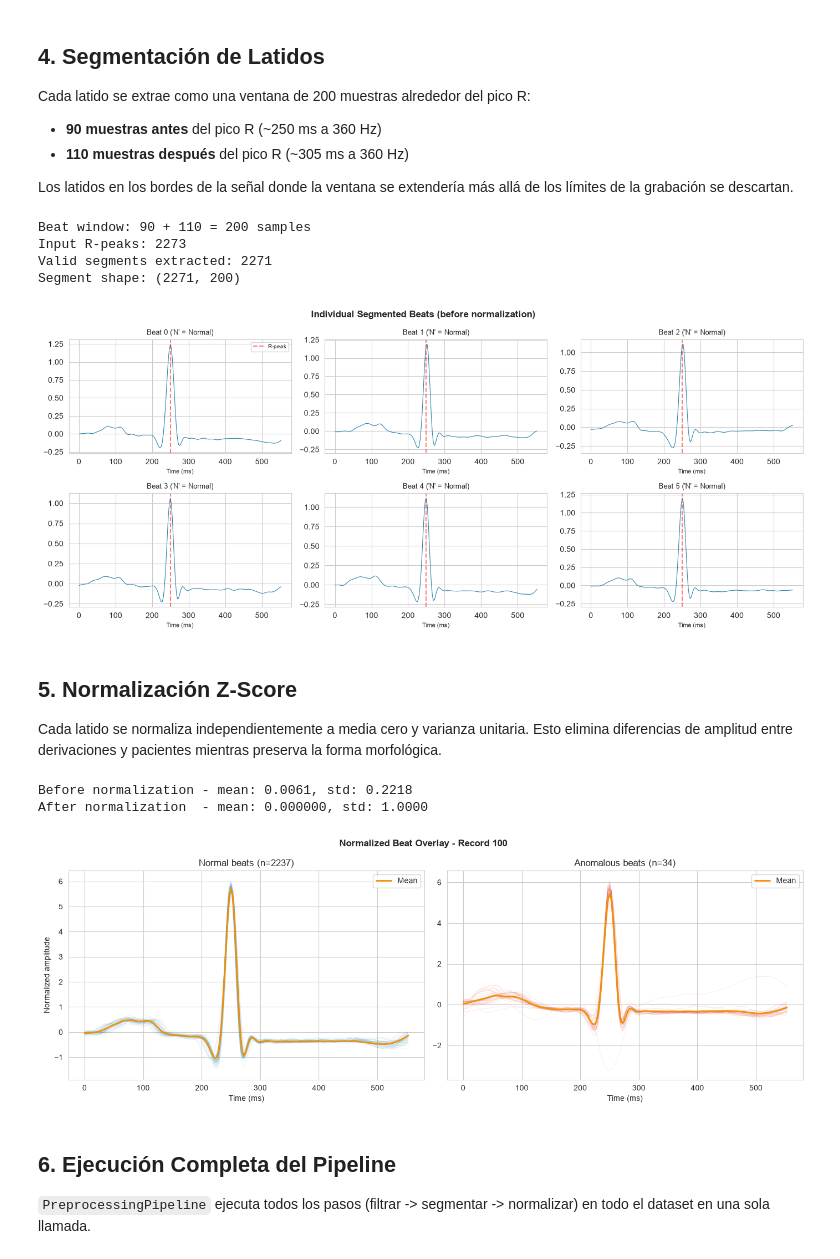
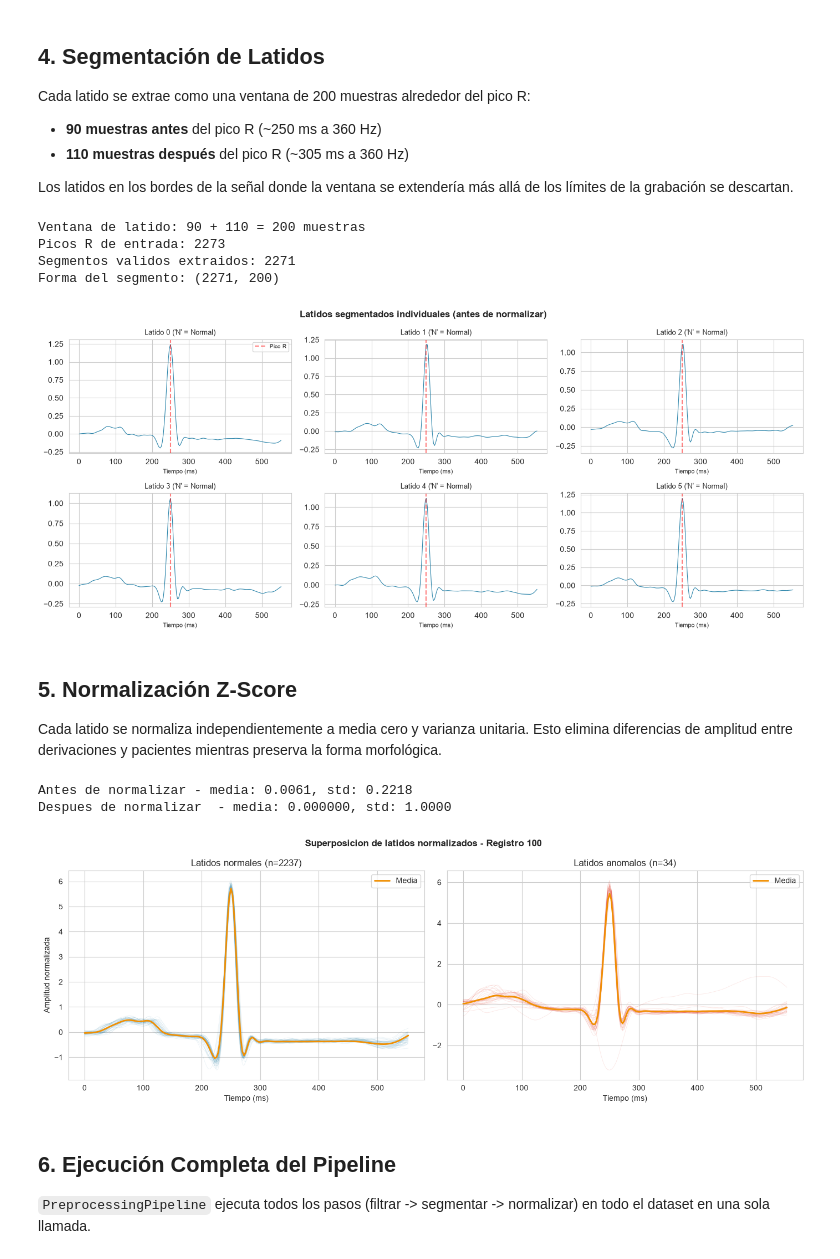
Before and after one commit to JDGarcia25/tfp-cardio-tesis, a Jupyter notebook: notebooks/02_preprocessing.ipynb, the cells around one changed output. Drawn from its saved outputs; the diff is of its cells as text; code cells hidden in the pictures.

```diff
--- a/notebooks/02_preprocessing.ipynb
+++ b/notebooks/02_preprocessing.ipynb
@@ -69,16 +69,16 @@ plot_raw_vs_filtered(
 # Frequency domain comparison
 fig, axes = plt.subplots(1, 2, figsize=(14, 4))
 
-for ax, sig, title in [(axes[0], raw_signal, "Raw"), (axes[1], filtered_signal, "Filtered")]:
+for ax, sig, title in [(axes[0], raw_signal, "Cruda"), (axes[1], filtered_signal, "Filtrada")]:
     fft_vals = np.abs(np.fft.rfft(sig[:config.sampling_rate * 10]))
     freqs = np.fft.rfftfreq(config.sampling_rate * 10, d=1.0/config.sampling_rate)
     ax.plot(freqs, fft_vals, linewidth=0.5)
     ax.set_xlim(0, 80)
-    ax.set_xlabel("Frequency (Hz)")
-    ax.set_ylabel("Magnitude")
-    ax.set_title(f"{title} - Frequency Spectrum")
-    ax.axvline(config.filter_lowcut, color="r", linestyle="--", alpha=0.5, label=f"Lowcut={config.filter_lowcut}Hz")
-    ax.axvline(config.filter_highcut, color="r", linestyle="--", alpha=0.5, label=f"Highcut={config.filter_highcut}Hz")
+    ax.set_xlabel("Frecuencia (Hz)")
+    ax.set_ylabel("Magnitud")
+    ax.set_title(f"{title} - Espectro de frecuencia")
+    ax.axvline(config.filter_lowcut, color="r", linestyle="--", alpha=0.5, label=f"Corte bajo={config.filter_lowcut}Hz")
+    ax.axvline(config.filter_highcut, color="r", linestyle="--", alpha=0.5, label=f"Corte alto={config.filter_highcut}Hz")
     ax.legend(fontsize=8)
 
 plt.tight_layout()
@@ -137,15 +142,15 @@ segments, valid_idx = segment_beats(
     after=config.after_r_samples,
 )
 
-print(f"Beat window: {config.before_r_samples} + {config.after_r_samples} = {config.beat_length} samples")
-print(f"Input R-peaks: {len(record.r_peak_positions)}")
-print(f"Valid segments extracted: {segments.shape[0]}")
-print(f"Segment shape: {segments.shape}")
+print(f"Ventana de latido: {config.before_r_samples} + {config.after_r_samples} = {config.beat_length} muestras")
+print(f"Picos R de entrada: {len(record.r_peak_positions)}")
+print(f"Segmentos validos extraidos: {segments.shape[0]}")
+print(f"Forma del segmento: {segments.shape}")
 # %% [output]
-Beat window: 90 + 110 = 200 samples
-Input R-peaks: 2273
-Valid segments extracted: 2271
-Segment shape: (2271, 200)
+Ventana de latido: 90 + 110 = 200 muestras
+Picos R de entrada: 2273
+Segmentos validos extraidos: 2271
+Forma del segmento: (2271, 200)
 # %%
 # Show individual segmented beats (before normalization)
 fig, axes = plt.subplots(2, 3, figsize=(14, 6))
@@ -154,19 +159,19 @@ t_ms = np.arange(config.beat_length) / config.sampling_rate * 1000
 for i, ax in enumerate(axes.flat):
     ax.plot(t_ms, segments[i], color="#2E86AB", linewidth=0.8)
     ax.axvline(config.before_r_samples / config.sampling_rate * 1000, color="red",
-               linestyle="--", alpha=0.5, label="R-peak")
+               linestyle="--", alpha=0.5, label="Pico R")
     label = record.binary_labels[valid_idx[i]]
     symbol = record.symbols[valid_idx[i]]
-    status = "Normal" if label == 0 else "Anomalous"
-    ax.set_title(f"Beat {i} ('{symbol}' = {status})", fontsize=9)
-    ax.set_xlabel("Time (ms)", fontsize=8)
+    status = "Normal" if label == 0 else "Anomalo"
+    ax.set_title(f"Latido {i} ('{symbol}' = {status})", fontsize=9)
+    ax.set_xlabel("Tiempo (ms)", fontsize=8)
 
 axes[0, 0].legend(fontsize=7)
-plt.suptitle("Individual Segmented Beats (before normalization)", fontweight="bold")
+plt.suptitle("Latidos segmentados individuales (antes de normalizar)", fontweight="bold")
 plt.tight_layout()
 plt.show()
 # %% [output]
-[figure, old version]
+[figure, new version]
 # %% [markdown]
 ## 5. Normalización Z-Score
 
@@ -176,42 +181,42 @@ preserva la forma morfológica.
 # %%
 normalized = normalize_beats(segments)
 
-print(f"Before normalization - mean: {segments[0].mean():.4f}, std: {segments[0].std():.4f}")
-print(f"After normalization  - mean: {normalized[0].mean():.6f}, std: {normalized[0].std():.4f}")
+print(f"Antes de normalizar - media: {segments[0].mean():.4f}, std: {segments[0].std():.4f}")
+print(f"Despues de normalizar  - media: {normalized[0].mean():.6f}, std: {normalized[0].std():.4f}")
 # %% [output]
-Before normalization - mean: 0.0061, std: 0.2218
-After normalization  - mean: 0.000000, std: 1.0000
+Antes de normalizar - media: 0.0061, std: 0.2218
+Despues de normalizar  - media: 0.000000, std: 1.0000
 # %%
 # Overlay normalized beats: normal vs anomalous
 labels = record.binary_labels[valid_idx]
 normal_mask = labels == 0
 anomaly_mask = labels == 1
 
 fig, axes = plt.subplots(1, 2, figsize=(14, 5))
 
 # Normal beats overlay
 for i in np.where(normal_mask)[0][:50]:
     axes[0].plot(t_ms, normalized[i], alpha=0.1, color="#2E86AB", linewidth=0.5)
-axes[0].plot(t_ms, normalized[normal_mask].mean(axis=0), color="#F18F01", linewidth=2, label="Mean")
-axes[0].set_title(f"Normal beats (n={int(normal_mask.sum())})")
-axes[0].set_xlabel("Time (ms)")
-axes[0].set_ylabel("Normalized amplitude")
+axes[0].plot(t_ms, normalized[normal_mask].mean(axis=0), color="#F18F01", linewidth=2, label="Media")
+axes[0].set_title(f"Latidos normales (n={int(normal_mask.sum())})")
+axes[0].set_xlabel("Tiempo (ms)")
+axes[0].set_ylabel("Amplitud normalizada")
 axes[0].legend()
 
 # Anomalous beats overlay
 if anomaly_mask.sum() > 0:
     for i in np.where(anomaly_mask)[0][:50]:
         axes[1].plot(t_ms, normalized[i], alpha=0.15, color="#E74C3C", linewidth=0.5)
-    axes[1].plot(t_ms, normalized[anomaly_mask].mean(axis=0), color="#F18F01", linewidth=2, label="Mean")
-axes[1].set_title(f"Anomalous beats (n={int(anomaly_mask.sum())})")
-axes[1].set_xlabel("Time (ms)")
+    axes[1].plot(t_ms, normalized[anomaly_mask].mean(axis=0), color="#F18F01", linewidth=2, label="Media")
+axes[1].set_title(f"Latidos anomalos (n={int(anomaly_mask.sum())})")
+axes[1].set_xlabel("Tiempo (ms)")
 axes[1].legend()
 
-plt.suptitle(f"Normalized Beat Overlay - Record {record.record_id}", fontweight="bold")
+plt.suptitle(f"Superposicion de latidos normalizados - Registro {record.record_id}", fontweight="bold")
 plt.tight_layout()
 plt.show()
 # %% [output]
-[figure, old version]
+[figure, new version]
 # %% [markdown]
 ## 6. Ejecución Completa del Pipeline
 
```
Also changed, not shown: parts of 8 cells of this notebook, 16 other files.
